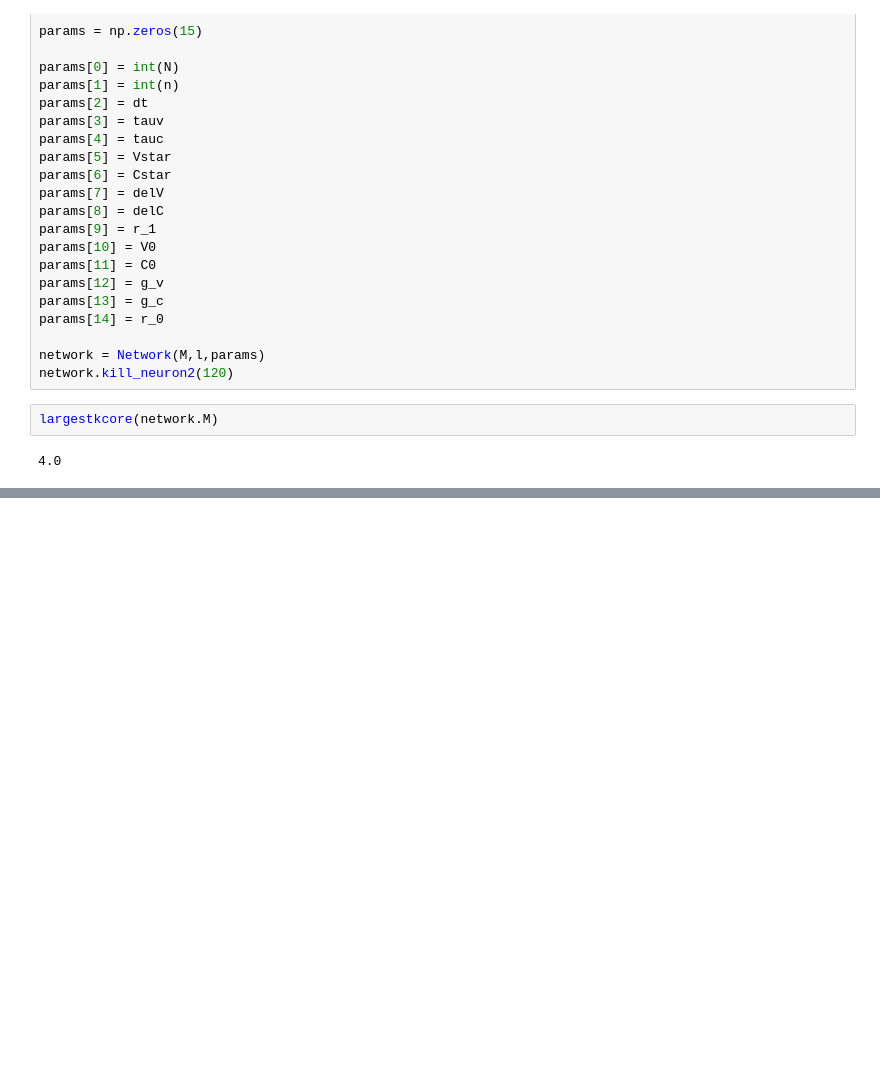
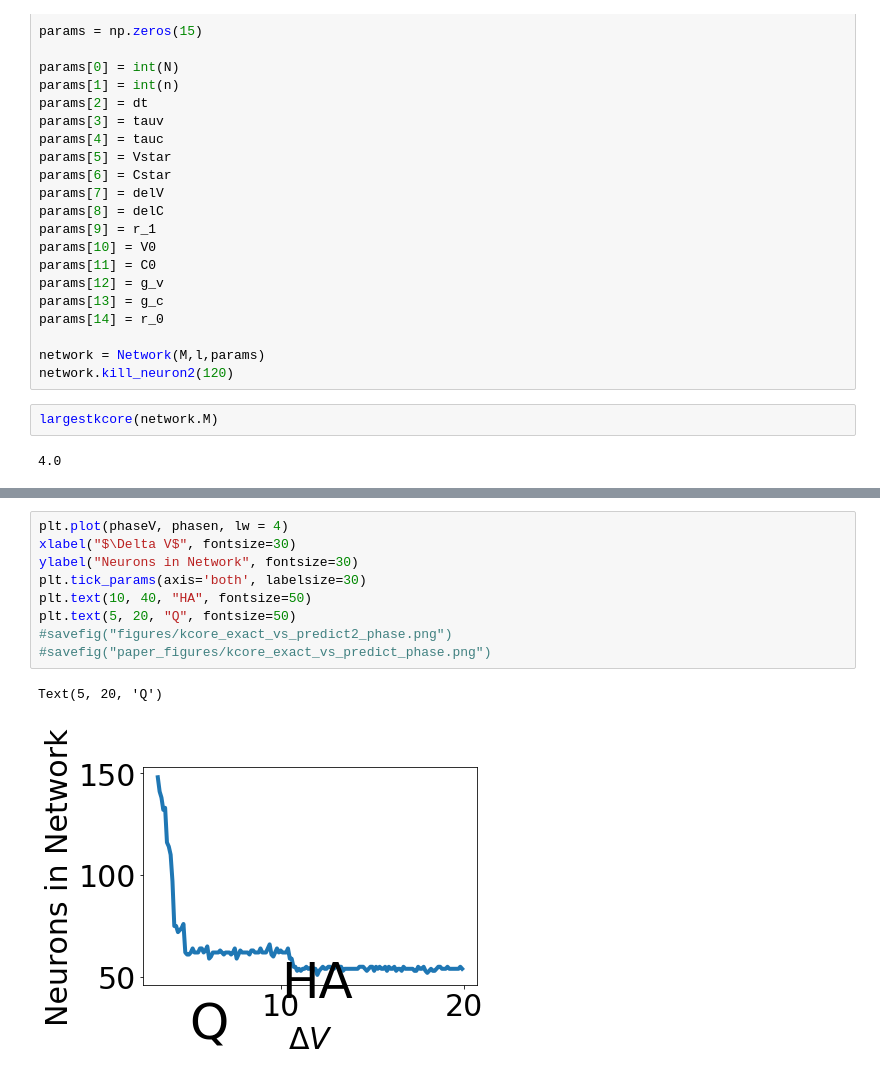
Before and after one commit to mbibireata/Networks, a Jupyter notebook: Rhythmogenesis.ipynb, the cells around one changed output, grey strips where cells are left out. Cells and saved outputs as stored; diff of their text form; blank space fills up the shorter version.

```diff
--- a/Rhythmogenesis.ipynb
+++ b/Rhythmogenesis.ipynb
@@ -3071,0 +3234,12 @@ largestkcore(network.M)
+# %%
+plt.plot(phaseV, phasen, lw = 4)
+xlabel("$\Delta V$", fontsize=30)
+ylabel("Neurons in Network", fontsize=30)
+plt.tick_params(axis='both', labelsize=30)
+plt.text(10, 40, "HA", fontsize=50)
+plt.text(5, 20, "Q", fontsize=50)
+#savefig("figures/kcore_exact_vs_predict2_phase.png")
+#savefig("paper_figures/kcore_exact_vs_predict_phase.png")
+# %% [output]
+Text(5, 20, 'Q')
+[figure, added]
```
Also changed, not shown: parts of 7 cells of this notebook.
